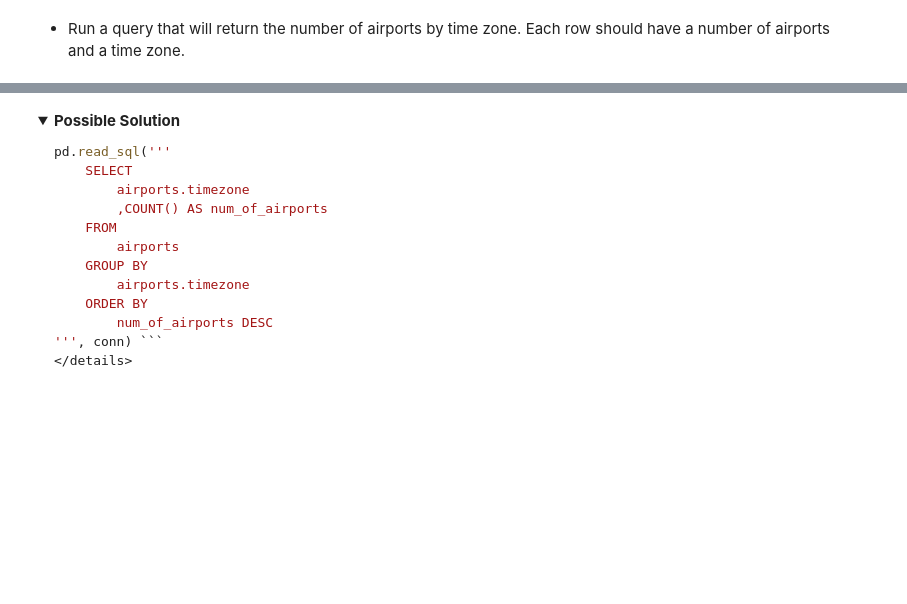
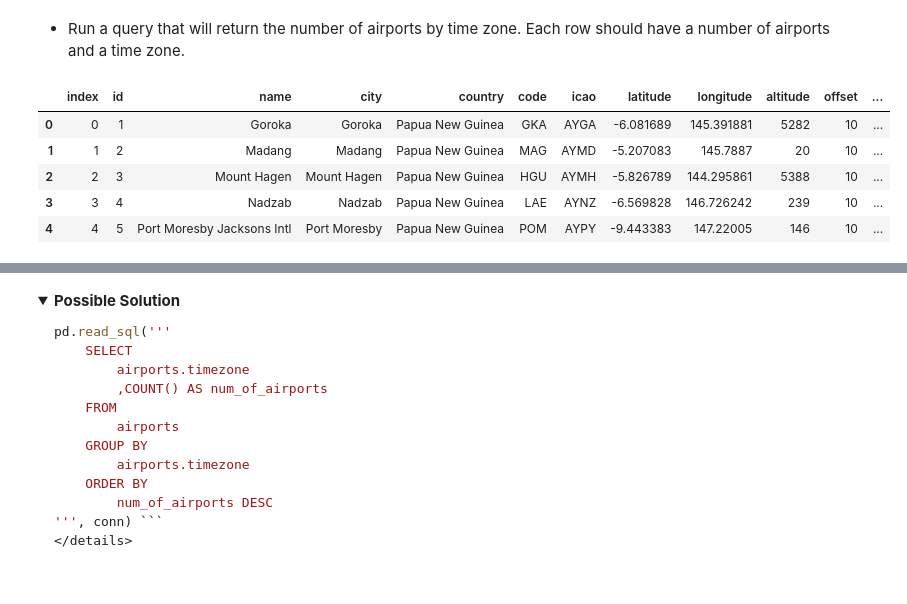
Before and after one commit to rbdaly16/NATL-DS-Live-062623, a Jupyter notebook: Phase2/Lectures/02_SQL_Joins.ipynb, the cells around one changed output, grey strips where cells are left out. Saved outputs shown, nothing was run; the diff lists cells and outputs as text; code cells hidden in the pictures; folded sections open; blank space fills up the shorter version.

```diff
--- a/Phase2/Lectures/02_SQL_Joins.ipynb
+++ b/Phase2/Lectures/02_SQL_Joins.ipynb
@@ -161,3 +243,14 @@ None
 - Run a query that will return the number of airports by time zone. Each row should have a number of airports and a time zone.
 # %%
 # Your code here
+pd.read_sql("""
+SELECT *
+FROM airports
+LIMIT 5""",conn)
+# %% [output]
+|  | index | id | name | city | country | code | icao | latitude | longitude | altitude | offset | ... |
+| 0 | 0 | 1 | Goroka | Goroka | Papua New Guinea | GKA | AYGA | -6.081689 | 145.391881 | 5282 | 10 | ... |
+| 1 | 1 | 2 | Madang | Madang | Papua New Guinea | MAG | AYMD | -5.207083 | 145.7887 | 20 | 10 | ... |
+| 2 | 2 | 3 | Mount Hagen | Mount Hagen | Papua New Guinea | HGU | AYMH | -5.826789 | 144.295861 | 5388 | 10 | ... |
+| 3 | 3 | 4 | Nadzab | Nadzab | Papua New Guinea | LAE | AYNZ | -6.569828 | 146.726242 | 239 | 10 | ... |
+| 4 | 4 | 5 | Port Moresby Jacksons Intl | Port Moresby | Papua New Guinea | POM | AYPY | -9.443383 | 147.22005 | 146 | 10 | ... |
```
Also changed, not shown: parts of 34 cells of this notebook, 2 other files.
